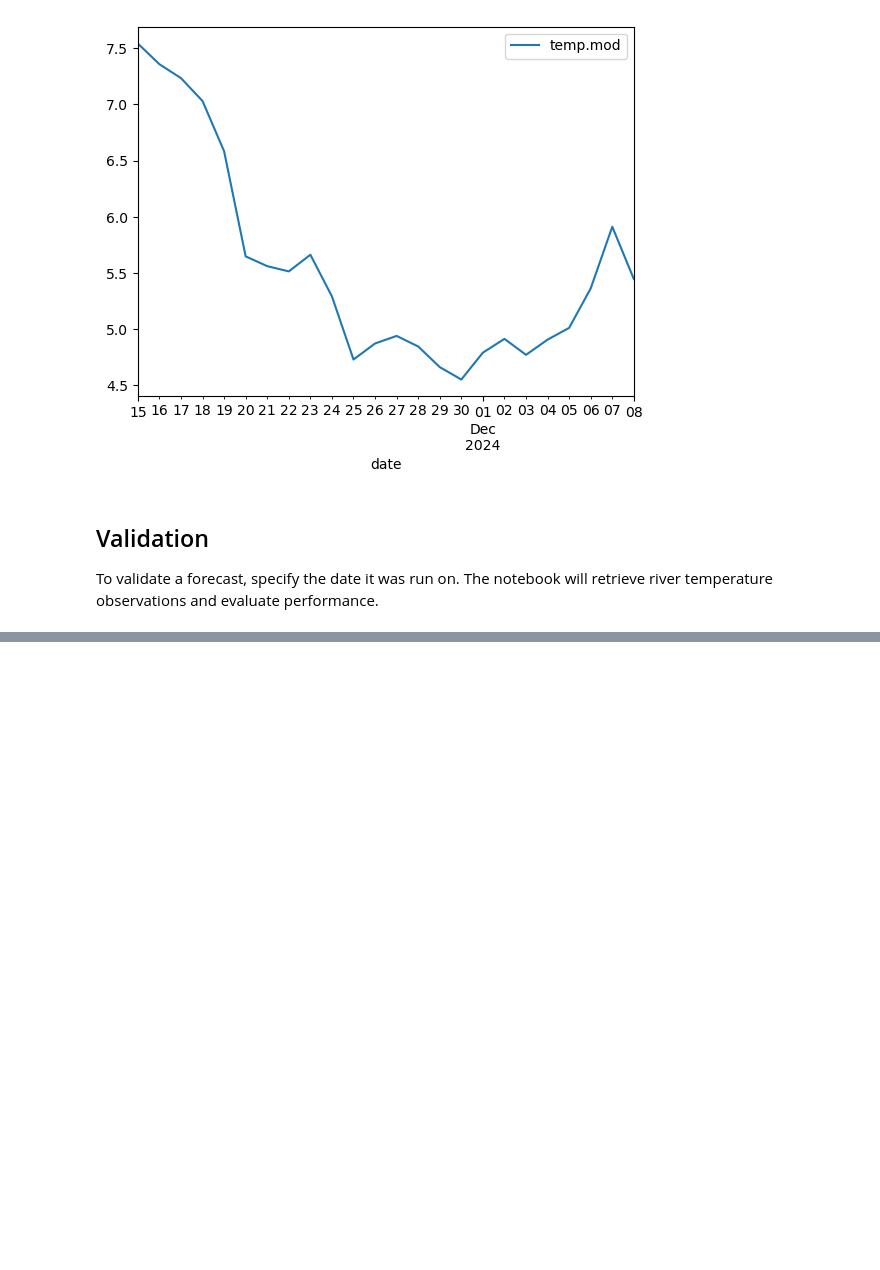
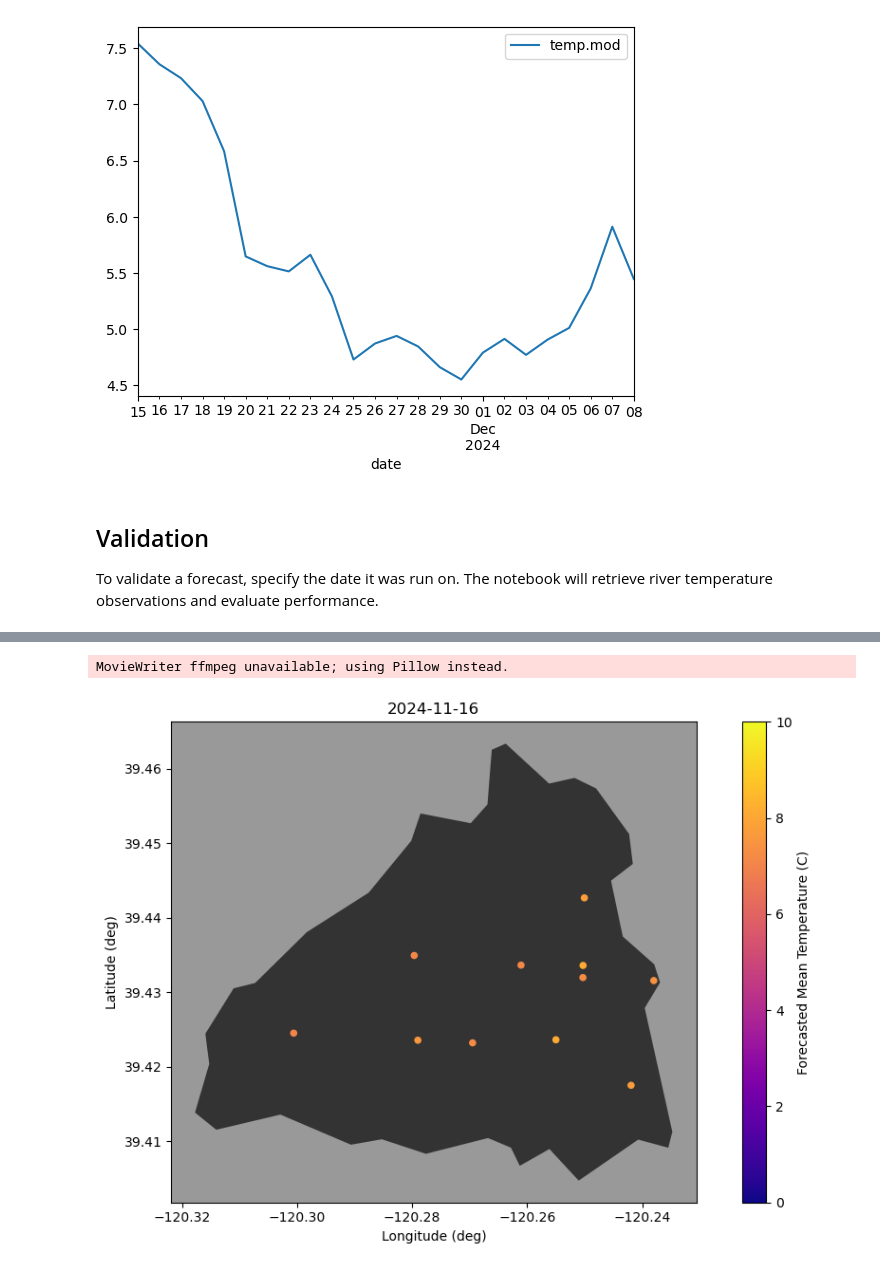
Before and after one commit to mines-ciroh/TempEst-NEWT, a Jupyter notebook: forecast.ipynb, the cells around one changed output, grey strips where cells are left out. Drawn from its saved outputs; the diff is of its cells as text; code cells hidden in the pictures; blank space fills up the shorter version.

```diff
--- a/forecast.ipynb
+++ b/forecast.ipynb
@@ -31,0 +51,9 @@ ERROR 1: PROJ: proj_create_from_database: Open of /u/wy/ch/dphilippus/.conda/env
+# %%
+def prepare_model(site):
+    dpath = f"site_cache/prep_data_{fix_sitename(site)}.csv"
+    if os.path.exists(dpath):
+        ws_data = pd.read_csv(dpath, dtype={"id": "str"}, parse_dates=["date"])
+    else:
+        ws_data = NEXT.data.full_data(site, "2018-01-01", "2022-12-31", site_type=get_site_type(site), weather="daymet")
+        ws_data.to_csv(dpath, index=False)
+    return model.make_newt(ws_data, use_climate=False, reset=True).get_newt()  # for a 5-year period of record, we don't need the climate engine.
@@ -122,0 +208,20 @@ To validate a forecast, specify the date it was run on.  The notebook will retri
+# %%
+fig = plt.figure(figsize=(10, 6))
+ax = plt.axes(facecolor="#999")
+dates = np.array(forecast["date"].unique(), dtype='datetime64[D]')
+def animate(i):
+    date = dates[i]
+    fig.clear()
+    ax = plt.axes(facecolor="#999")
+    ws.plot(ax=ax, color="#333")
+    forecast[forecast["date"] == date].plot.scatter(x="lon", y="lat", c="temp.mod", title=str(date), ax=ax, colormap="plasma", vmin=0, vmax=5 * (forecast["temp.mod"].max() // 5 + 1))
+    ax.collections[1].colorbar.set_label("Forecasted Mean Temperature (C)")
+    ax.set_xlabel("Longitude (deg)")
+    ax.set_ylabel("Latitude (deg)")
+    plt.tight_layout()
+
+a = anim.FuncAnimation(fig, animate, interval=1000, frames=range(len(dates)))
+a.save(f"forecast_anims/{site}_forecast.gif")
+# %% [output]
+MovieWriter ffmpeg unavailable; using Pillow instead.
+[figure, added]
```
Also changed, not shown: parts of 25 cells of this notebook, 1 other file.
